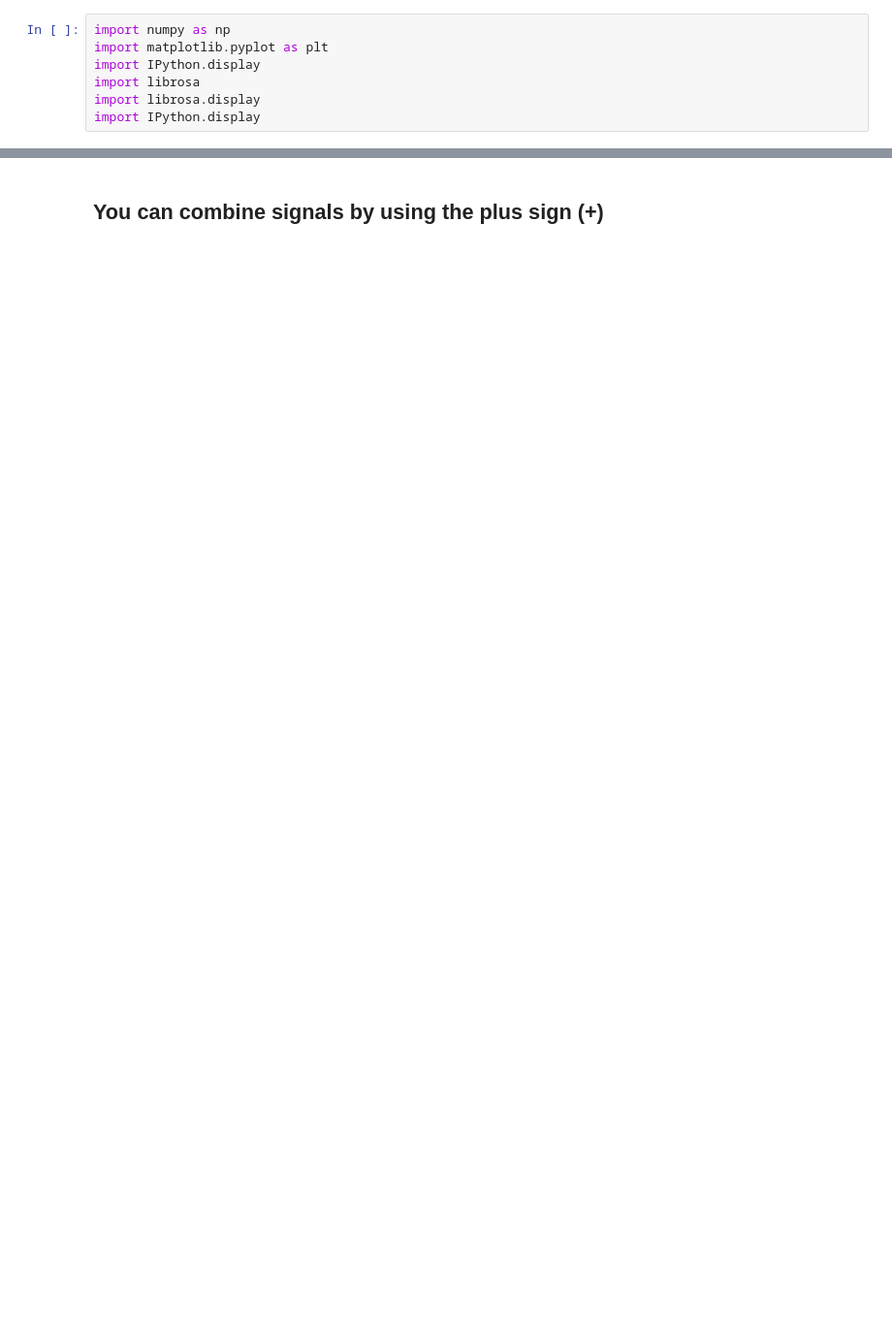
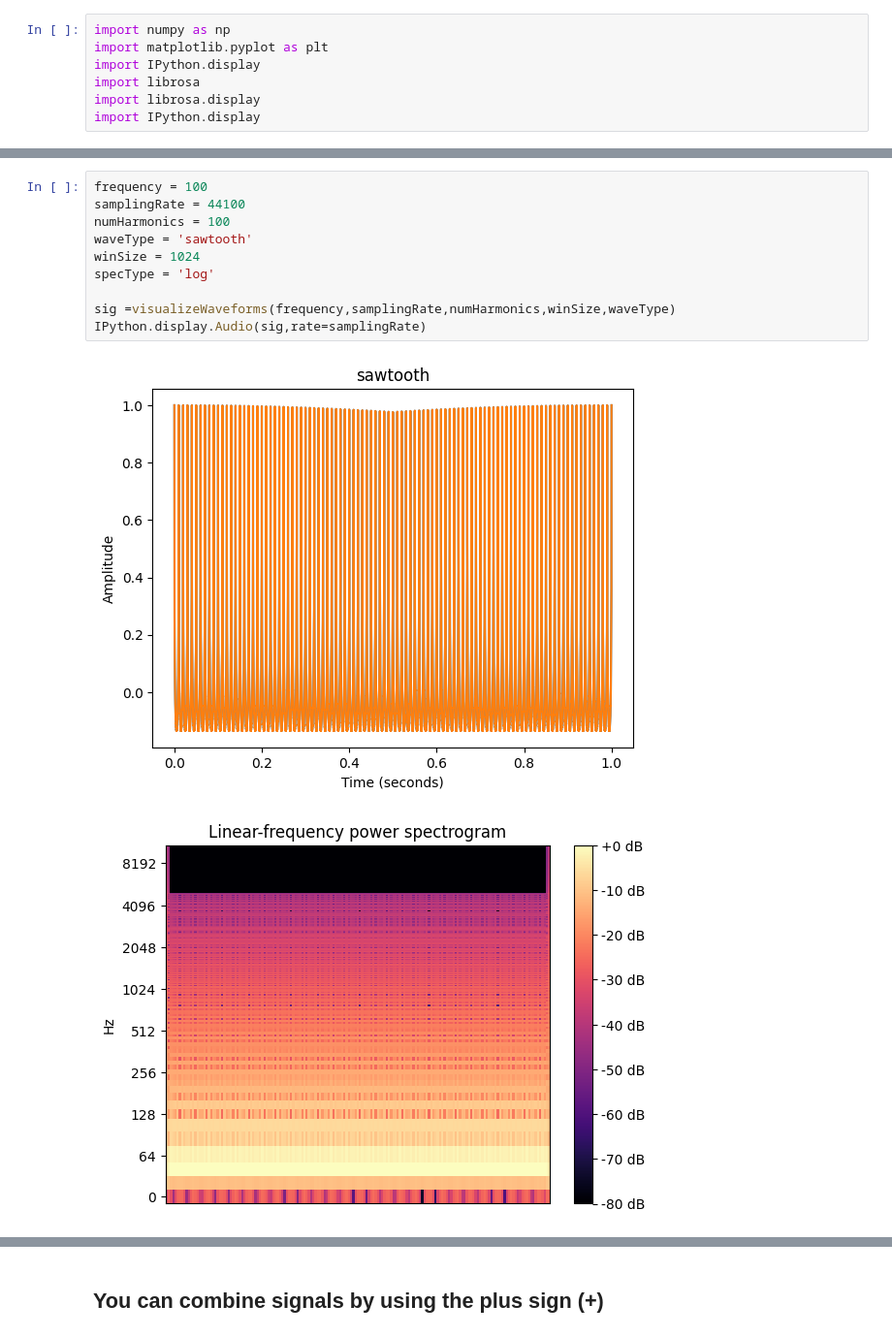
Before and after one commit to angelalexanderlopez176-a11y/2026MusicComputingClasswork, a Jupyter notebook: week6/additiveSynthesis.ipynb, the cells around one changed output, grey strips where cells are left out. Shown at 97% size. Saved outputs shown, nothing was run; the diff lists cells and outputs as text; blank space fills up the shorter version.

```diff
--- a/week6/additiveSynthesis.ipynb
+++ b/week6/additiveSynthesis.ipynb
@@ -150,0 +123,13 @@ IPython.display.Audio(data=signal2, rate=samplingRate)
+# %%
+frequency = 100
+samplingRate = 44100
+numHarmonics = 100
+waveType = 'sawtooth'
+winSize = 1024
+specType = 'log'
+
+sig =visualizeWaveforms(frequency,samplingRate,numHarmonics,winSize,waveType)
+IPython.display.Audio(sig,rate=samplingRate)
+# %% [output]
+[figure, added]
+[figure, added]
```
Also changed, not shown: parts of 14 cells of this notebook.
